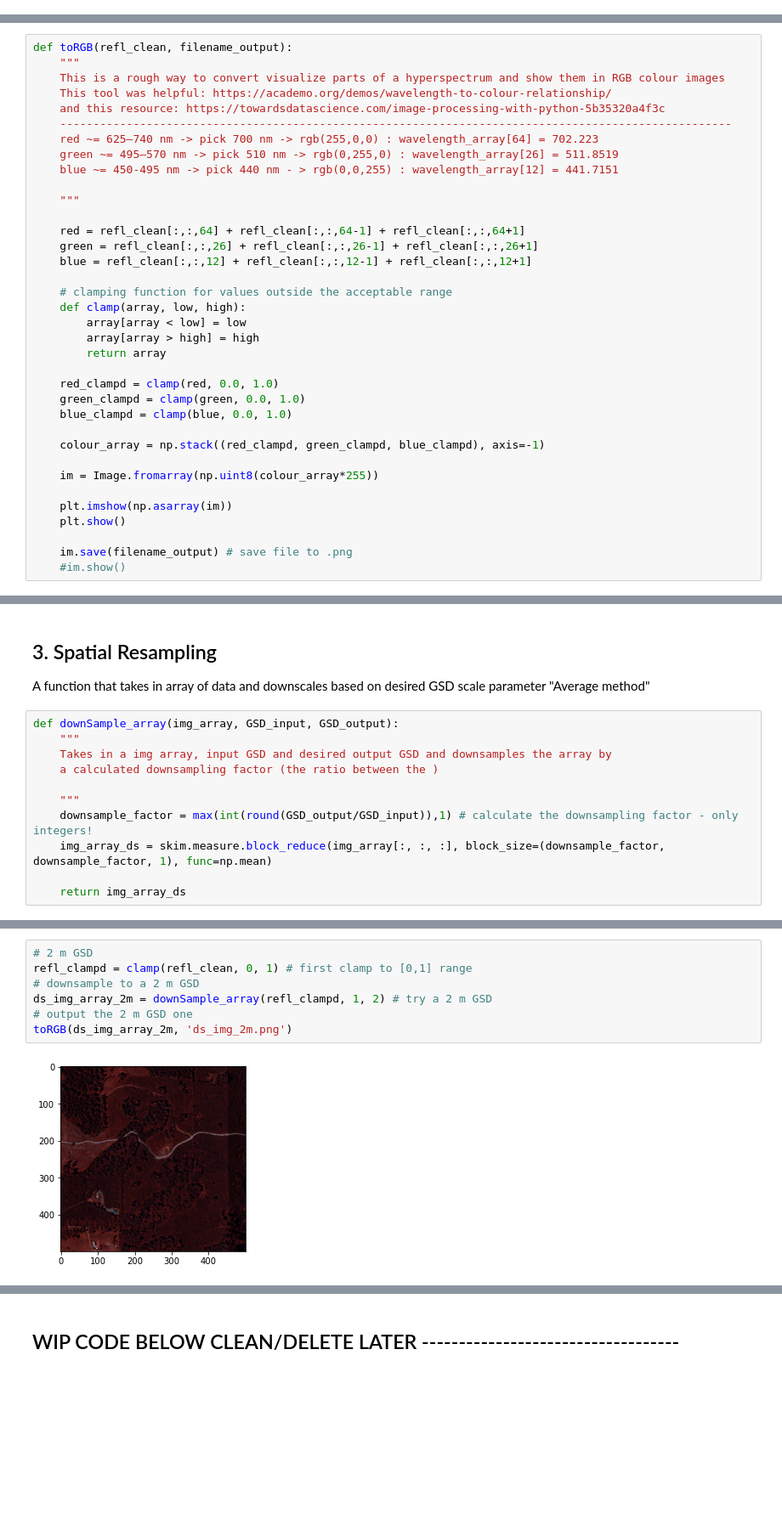
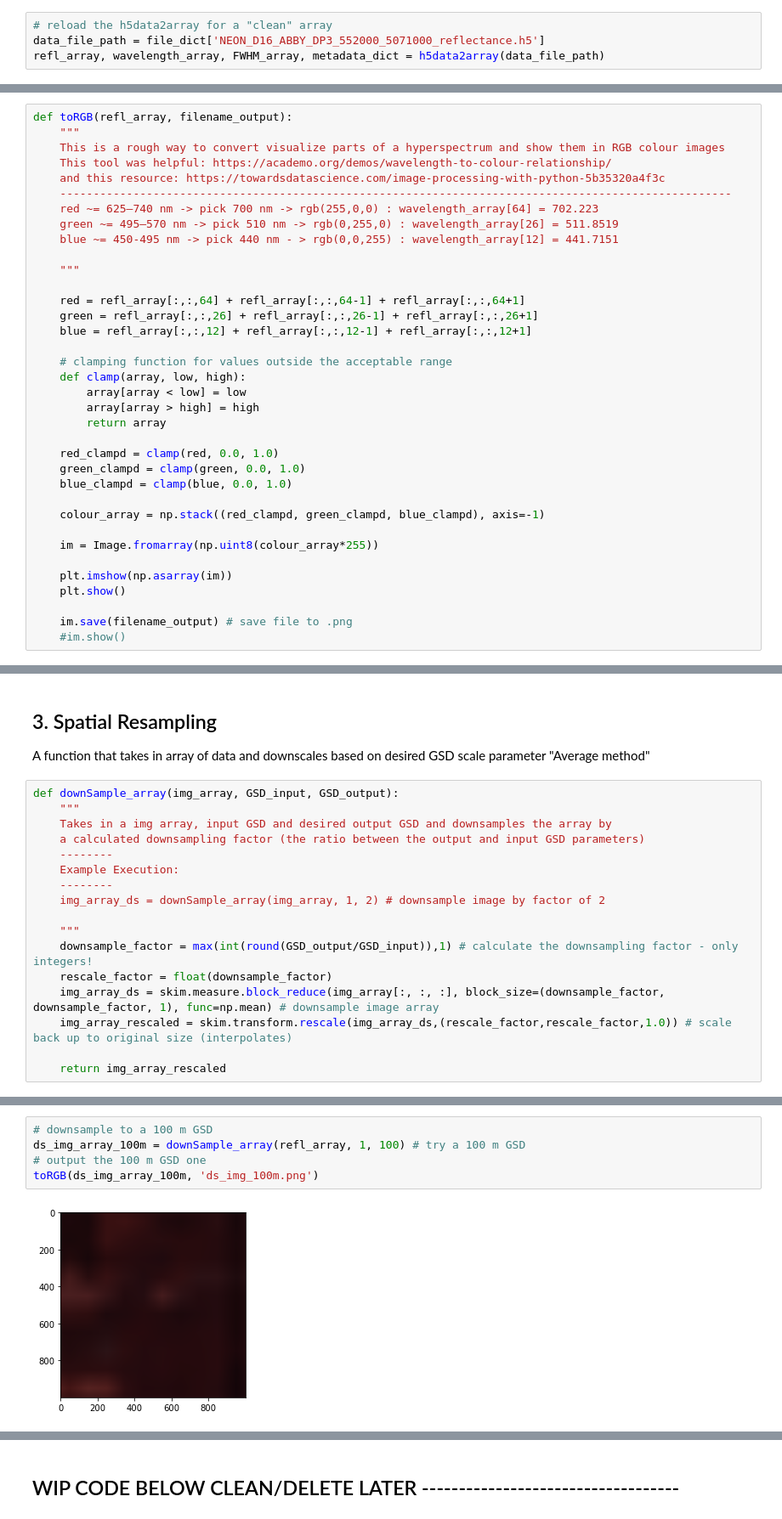
Before and after one commit to cjstewart/hyperspectral-project, a Jupyter notebook: notebooks/hyperspectral_EDA.ipynb, the cells around one changed output, grey strips where cells are left out. Shown at 85% size. Cells and saved outputs as stored; diff of their text form; blank space fills up the shorter version.

```diff
--- a/notebooks/hyperspectral_EDA.ipynb
+++ b/notebooks/hyperspectral_EDA.ipynb
@@ -445,9 +448,13 @@ plt.show()
+# %%
+# reload the h5data2array for a "clean" array
+data_file_path = file_dict['NEON_D16_ABBY_DP3_552000_5071000_reflectance.h5']
+refl_array, wavelength_array, FWHM_array, metadata_dict = h5data2array(data_file_path)
 # %% [markdown]
 ## 3. Visualize Image
 
 Quick function to pull out a few of the visible light bands and visualize the image
 # %%
-def toRGB(refl_clean, filename_output):
+def toRGB(refl_array, filename_output):
     """
     This is a rough way to convert visualize parts of a hyperspectrum and show them in RGB colour images
     This tool was helpful: https://academo.org/demos/wavelength-to-colour-relationship/
@@ -459,9 +466,9 @@ def toRGB(refl_clean, filename_output):
 
     """
 
-    red = refl_clean[:,:,64] + refl_clean[:,:,64-1] + refl_clean[:,:,64+1]
-    green = refl_clean[:,:,26] + refl_clean[:,:,26-1] + refl_clean[:,:,26+1]
-    blue = refl_clean[:,:,12] + refl_clean[:,:,12-1] + refl_clean[:,:,12+1]
+    red = refl_array[:,:,64] + refl_array[:,:,64-1] + refl_array[:,:,64+1]
+    green = refl_array[:,:,26] + refl_array[:,:,26-1] + refl_array[:,:,26+1]
+    blue = refl_array[:,:,12] + refl_array[:,:,12-1] + refl_array[:,:,12+1]
 
     # clamping function for values outside the acceptable range
     def clamp(array, low, high):
@@ -494,10 +501,16 @@ A function that takes in array of data and downscales based on desired GSD scale
 def downSample_array(img_array, GSD_input, GSD_output):
     """
     Takes in a img array, input GSD and desired output GSD and downsamples the array by
-    a calculated downsampling factor (the ratio between the )
+    a calculated downsampling factor (the ratio between the output and input GSD parameters)
+    --------
+    Example Execution:
+    --------
+    img_array_ds = downSample_array(img_array, 1, 2) # downsample image by factor of 2
 
     """
     downsample_factor = max(int(round(GSD_output/GSD_input)),1) # calculate the downsampling factor - only integers!
-    img_array_ds = skim.measure.block_reduce(img_array[:, :, :], block_size=(downsample_factor, downsample_factor, 1), func=np.mean)
+    rescale_factor = float(downsample_factor)
+    img_array_ds = skim.measure.block_reduce(img_array[:, :, :], block_size=(downsample_factor, downsample_factor, 1), func=np.mean) # downsample image array
+    img_array_rescaled = skim.transform.rescale(img_array_ds,(rescale_factor,rescale_factor,1.0)) # scale back up to original size (interpolates)
 
-    return img_array_ds
+    return img_array_rescaled
@@ -532,9 +544,7 @@ Downsampled Image Size:
 # %%
-# 2 m GSD
-refl_clampd = clamp(refl_clean, 0, 1) # first clamp to [0,1] range
-# downsample to a 2 m GSD
-ds_img_array_2m = downSample_array(refl_clampd, 1, 2) # try a 2 m GSD
-# output the 2 m GSD one
-toRGB(ds_img_array_2m, 'ds_img_2m.png')
+# downsample to a 100 m GSD
+ds_img_array_100m = downSample_array(refl_array, 1, 100) # try a 100 m GSD
+# output the 100 m GSD one
+toRGB(ds_img_array_100m, 'ds_img_100m.png')
 # %% [output]
-[figure, old version]
+[figure, new version]
```
Also changed, not shown: parts of 43 cells of this notebook.
